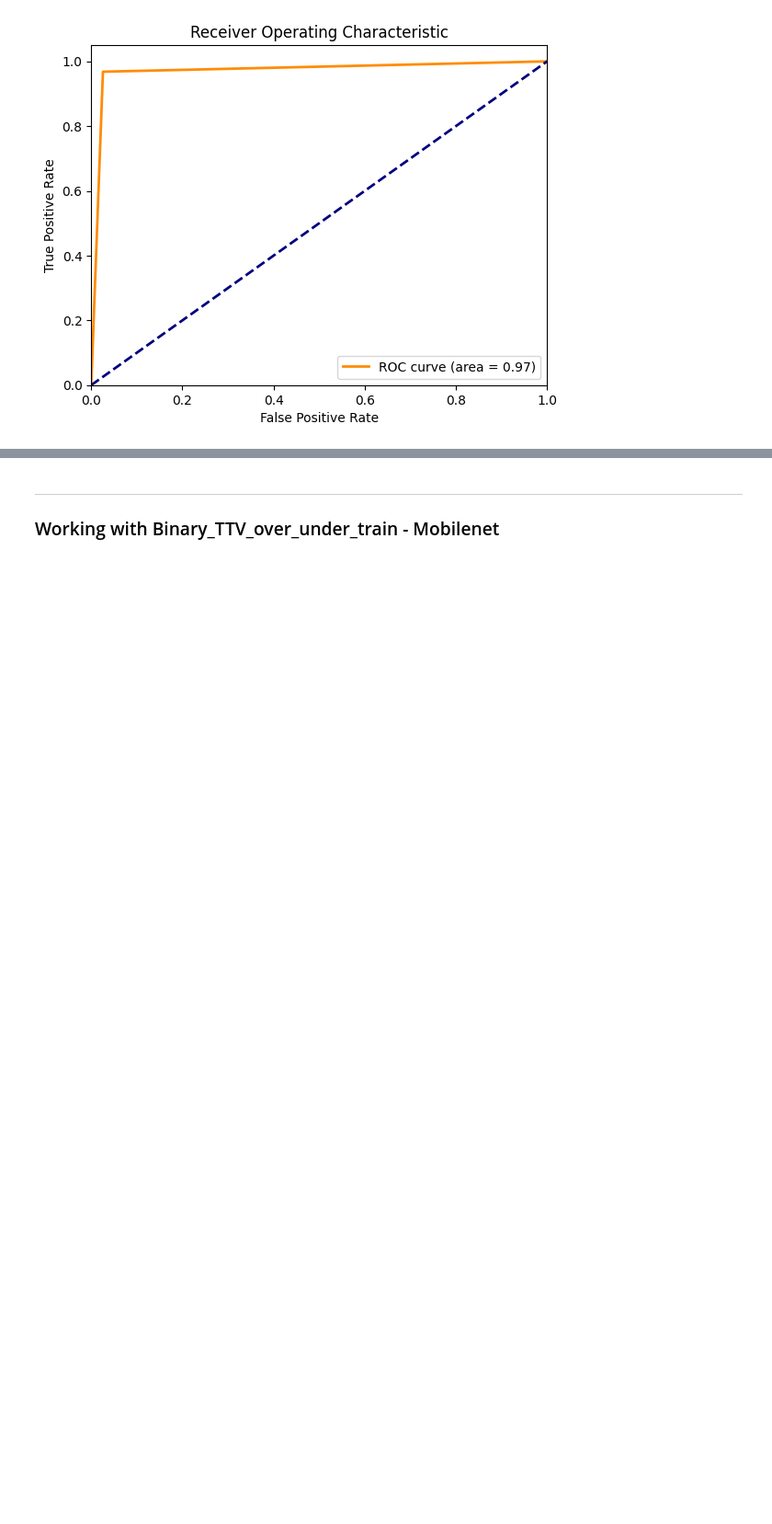
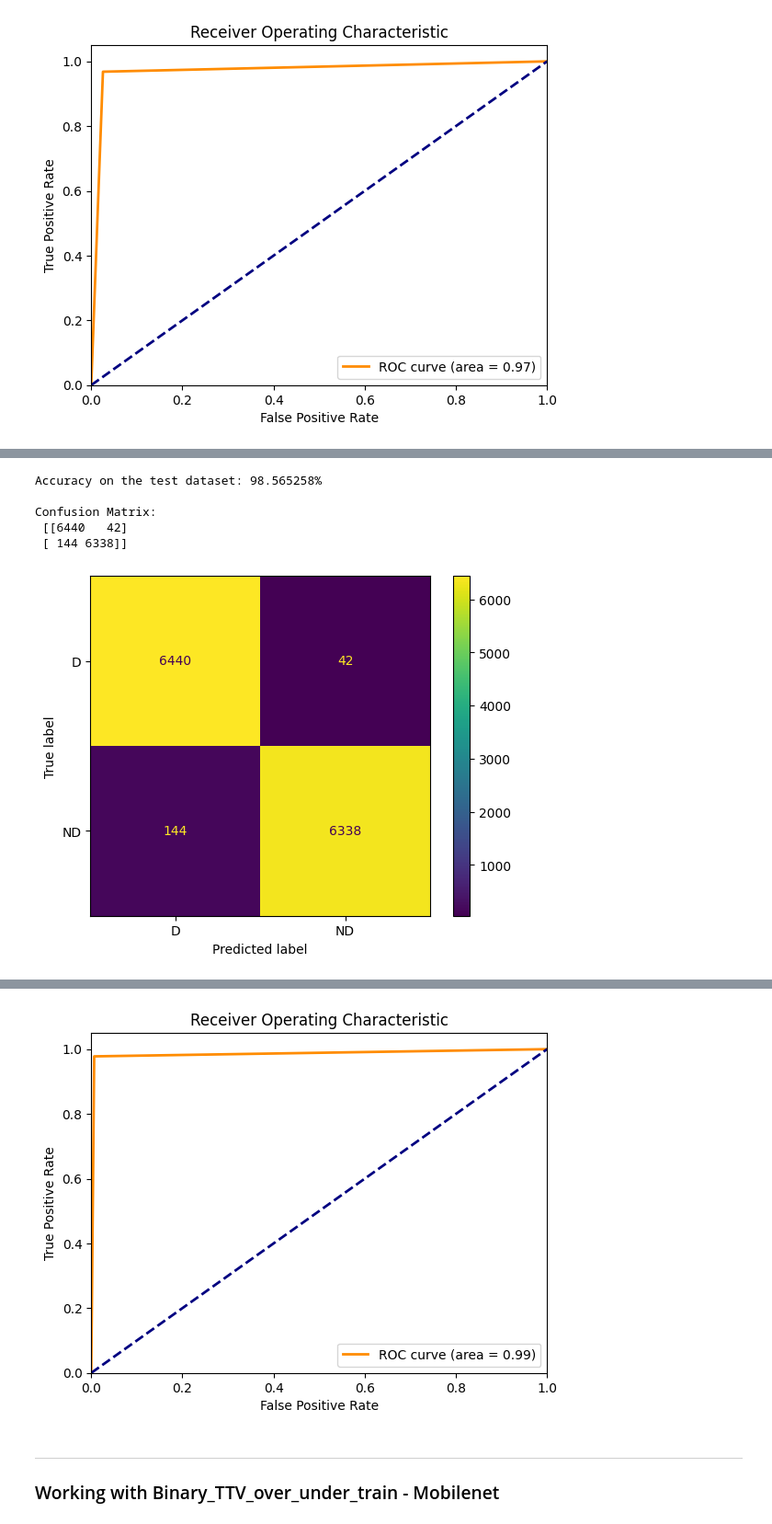
Before and after one commit to AdityaHegde712/Dementia-Detection-And-Classification, a Jupyter notebook: Image Processing v2/optimized_model_exploration.ipynb, the cells around one changed output, grey strips where cells are left out. Shown at 92% size. Drawn from its saved outputs; the diff is of its cells as text; code cells hidden in the pictures; blank space fills up the shorter version.

```diff
--- a/Image Processing v2/optimized_model_exploration.ipynb
+++ b/Image Processing v2/optimized_model_exploration.ipynb
@@ -1241,0 +1244,19 @@ print(os.listdir('Binary_TTV_over_under_train\\val'))
+# %%
+# Define transformations for image preprocessing
+transform = transforms.Compose([
+    transforms.Resize((176, 208)),  # Resize images to a common size (adjust as needed)
+    transforms.ToTensor(),           # Convert images to tensors
+    transforms.Normalize((0.485, 0.456, 0.406), (0.229, 0.224, 0.225)),  # Normalize using ImageNet stats
+])
+
+# Load training and testing datasets
+test_dataset2 = ImageFolder(root='Binary_TTV_over_under_all\\test', transform=transform)
+
+batch_size = 26  # Adjust as needed
+num_workers = 4  # Number of subprocesses to use for data loading
+pin_memory = True  # Whether to use pinned memory for faster data transfer to GPU
+
+test_loader2 = DataLoader(test_dataset2, batch_size=batch_size, num_workers=num_workers, pin_memory=pin_memory)
+
+print(len(test_loader2))
+print(len(test_dataset2))
@@ -1525,0 +1585,48 @@ AUC-ROC Score: 0.971194
+# %%
+from sklearn.metrics import confusion_matrix, ConfusionMatrixDisplay, precision_score, recall_score, classification_report, auc, roc_curve
+
+print('\n\nAccuracy on the test dataset: {:.6f}%'.format(accuracy), end="\n\n")
+
+# Calculate the confusion matrix
+confusion = confusion_matrix(all_labels, all_predicted)
+print("Confusion Matrix:\n", confusion)
+cm = ConfusionMatrixDisplay(confusion_matrix=confusion, display_labels=["D", "ND"])
+cm.plot()
+plt.show()
+print(cm, end='\n\n')
+
+# Generate precision-recall metrics
+precision_manual = precision_score(all_labels, all_predicted)
+recall_manual = recall_score(all_labels, all_predicted)
+
+print("Manual Precision:", precision_manual)
+print("Manual Recall:", recall_manual, end="\n\n")
+
+# Generate classification report
+report = classification_report(all_labels, all_predicted)
+print("Classification Report:\n", report, end='\n\n')
+
+# Calculate ROC curve and AUC-ROC score
+# fpr, tpr, thresholds = roc_curve(all_labels, outputs.cpu().numpy()[:, 1].astype(float))
+fpr, tpr, thresholds = roc_curve(y_true=all_labels, y_score=all_predicted)
+roc_auc = auc(fpr, tpr)
+print("\nAUC-ROC Score: {:.6f}".format(roc_auc))
+
+# Plot ROC curve
+plt.figure()
+plt.plot(fpr, tpr, color='darkorange', lw=2, label='ROC curve (area = %0.2f)' % roc_auc)
+plt.plot([0, 1], [0, 1], color='navy', lw=2, linestyle='--')
+plt.xlim([0.0, 1.0])
+plt.ylim([0.0, 1.05])
+plt.xlabel('False Positive Rate')
+plt.ylabel('True Positive Rate')
+plt.title('Receiver Operating Characteristic')
+plt.legend(loc="lower right")
+plt.show()
+# %% [output]
+Accuracy on the test dataset: 98.565258%
+
+Confusion Matrix:
+ [[6440   42]
+ [ 144 6338]]
+[figure, added]
@@ -1526,3 +1651,4 @@ AUC-ROC Score: 0.971194
+[figure, added]
 # %% [markdown]
 ---------------------------------------------------------
 ### Working with Binary_TTV_over_under_train - Mobilenet
```
Also changed, not shown: parts of 13 cells of this notebook.
